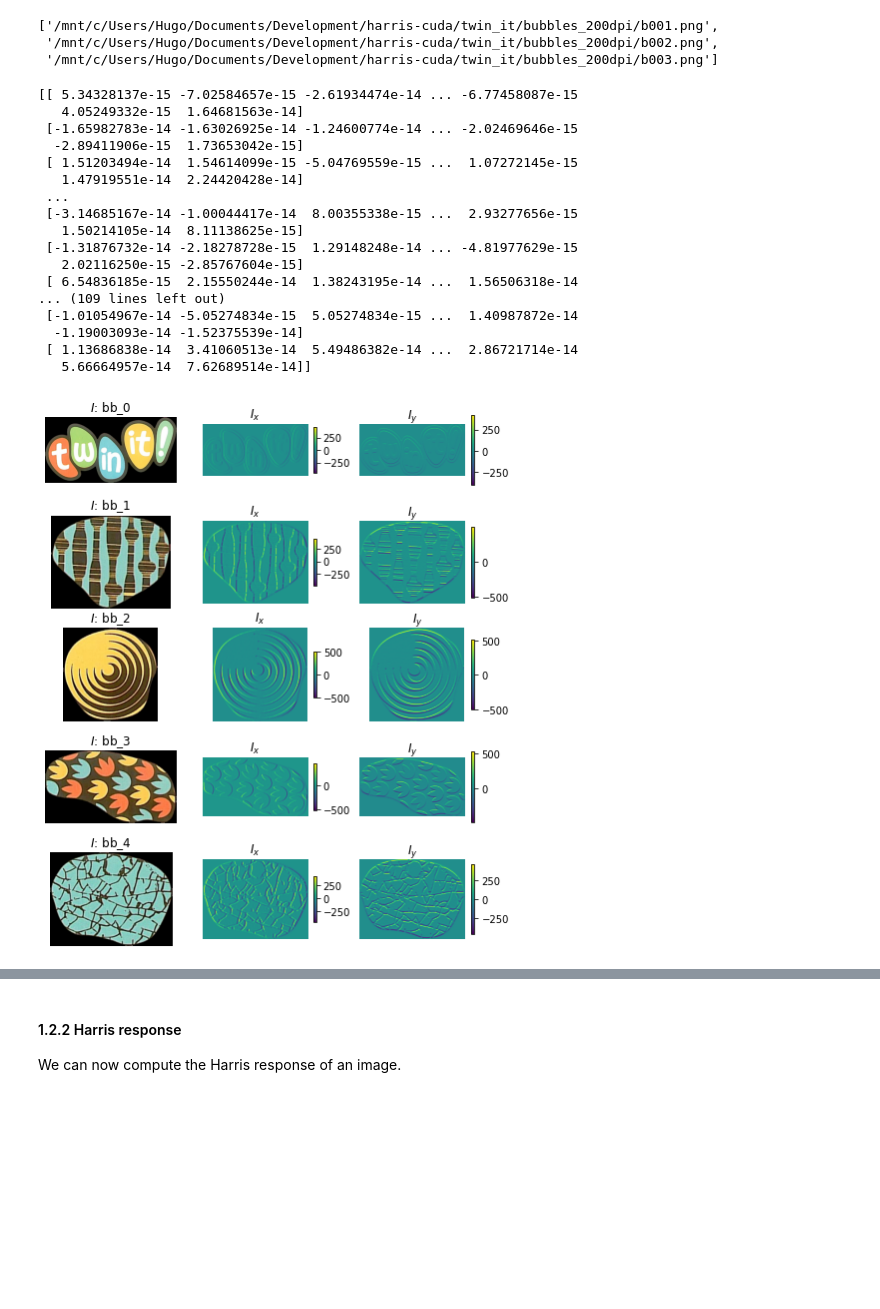
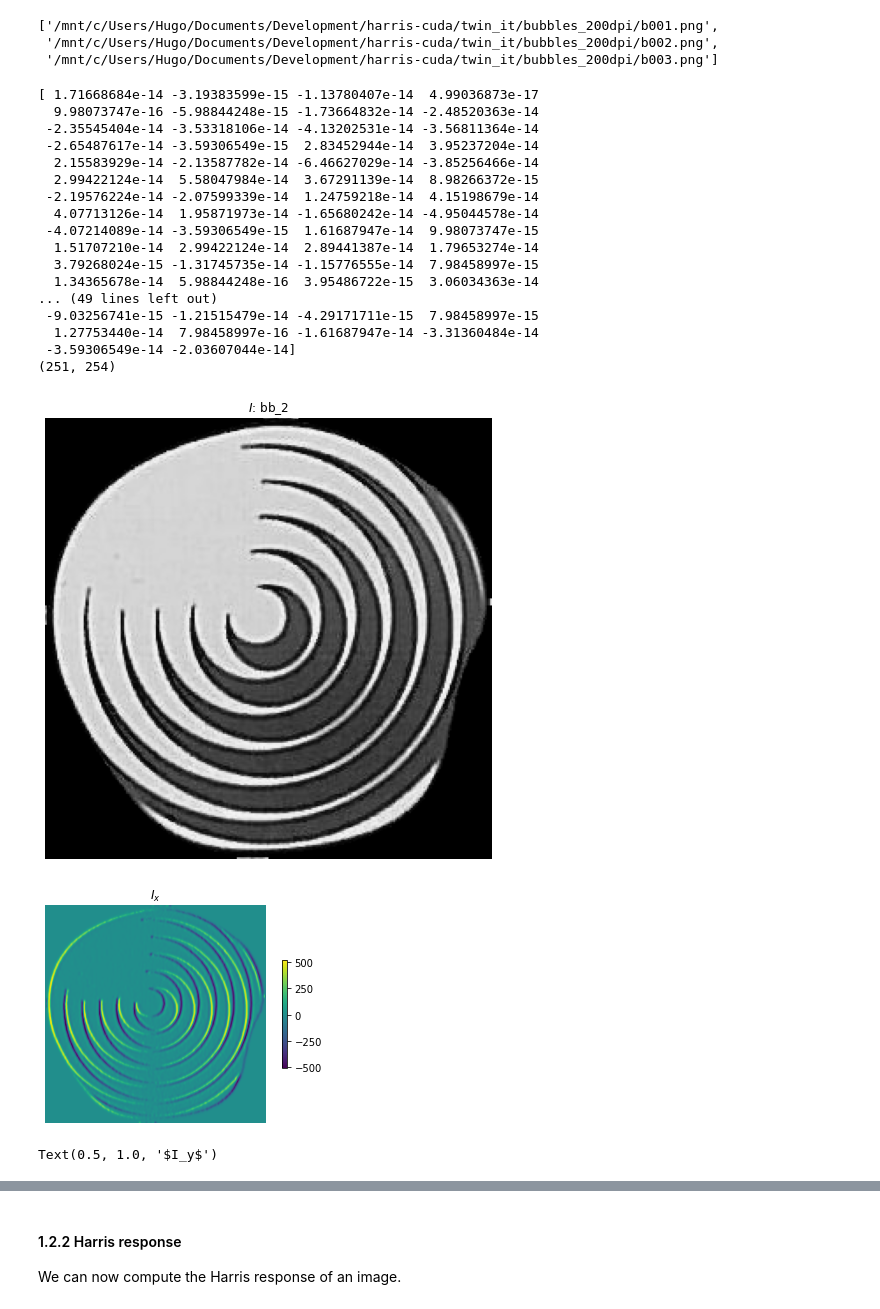
Before and after one commit to Lycoon/harris-cuda, a Jupyter notebook: solution/practice_02-01_detection-description.ipynb, the cells around one changed output, grey strips where cells are left out. Drawn from its saved outputs; the diff is of its cells as text; code cells hidden in the pictures; blank space fills up the shorter version.

```diff
--- a/solution/practice_02-01_detection-description.ipynb
+++ b/solution/practice_02-01_detection-description.ipynb
@@ -489,47 +488,52 @@ bubbles_gray = [cv2.cvtColor(bb, cv2.COLOR_BGR2GRAY) for bb in bubbles]
 # %%
 # (just run this cell)
 # Display some bubbles and their derivatives
 
 # Let us save time
 def imbgr2rgb(img):
     return cv2.cvtColor(img, cv2.COLOR_BGR2RGB)
 
-num_bb = 5
+num_bb = 1 # default: 5
 plt.figure(figsize=(8,10))
-for bb_id in range(num_bb):
-    bb = bubbles[bb_id]
-    bb_gray = bubbles_gray[bb_id]
-    bb_x, bb_y = gauss_derivatives(bb_gray, 3)
-    plt.subplot(num_bb,3,1+3*bb_id)
-    plt.imshow(imbgr2rgb(bb))
-    plt.axis("off")
-    plt.title("$I$: bb_%d" % bb_id)
-    plt.subplot(num_bb,3,2+3*bb_id)
-    plt.imshow(bb_x)
-    plt.colorbar(shrink=0.5)
-    plt.axis("off")
-    plt.title("$I_x$")
-    plt.subplot(num_bb,3,3+3*bb_id)
-    plt.imshow(bb_y)
-    plt.colorbar(shrink=0.75)
-    plt.axis("off")
-    plt.title("$I_y$")
+
+bb_id = 2
+bb = bubbles[bb_id]
+
+bb_gray = bubbles_gray[bb_id]
+bb_x, bb_y = gauss_derivatives(bb_gray, 3)
+print(bb_x[2])
+print(bb_x.shape)
+plt.imshow(imbgr2rgb(bb_gray))
+plt.axis("off")
+plt.title("$I$: bb_%d" % bb_id)
+plt.show()
+plt.imshow(bb_x)
+plt.colorbar(shrink=0.5)
+plt.axis("off")
+plt.title("$I_x$")
+plt.show()
+plt.imshow(bb_y)
+plt.colorbar(shrink=0.75)
+plt.axis("off")
+plt.title("$I_y$")
 # %% [output]
-[[ 5.34328137e-15 -7.02584657e-15 -2.61934474e-14 ... -6.77458087e-15
-   4.05249332e-15  1.64681563e-14]
- [-1.65982783e-14 -1.63026925e-14 -1.24600774e-14 ... -2.02469646e-15
-  -2.89411906e-15  1.73653042e-15]
- [ 1.51203494e-14  1.54614099e-15 -5.04769559e-15 ...  1.07272145e-15
-   1.47919551e-14  2.24420428e-14]
- ...
- [-3.14685167e-14 -1.00044417e-14  8.00355338e-15 ...  2.93277656e-15
-   1.50214105e-14  8.11138625e-15]
- [-1.31876732e-14 -2.18278728e-15  1.29148248e-14 ... -4.81977629e-15
-   2.02116250e-15 -2.85767604e-15]
- [ 6.54836185e-15  2.15550244e-14  1.38243195e-14 ...  1.56506318e-14
-... (109 lines left out)
- [-1.01054967e-14 -5.05274834e-15  5.05274834e-15 ...  1.40987872e-14
-  -1.19003093e-14 -1.52375539e-14]
- [ 1.13686838e-14  3.41060513e-14  5.49486382e-14 ...  2.86721714e-14
-   5.66664957e-14  7.62689514e-14]]
+[ 1.71668684e-14 -3.19383599e-15 -1.13780407e-14  4.99036873e-17
+  9.98073747e-16 -5.98844248e-15 -1.73664832e-14 -2.48520363e-14
+ -2.35545404e-14 -3.53318106e-14 -4.13202531e-14 -3.56811364e-14
+ -2.65487617e-14 -3.59306549e-15  2.83452944e-14  3.95237204e-14
+  2.15583929e-14 -2.13587782e-14 -6.46627029e-14 -3.85256466e-14
+  2.99422124e-14  5.58047984e-14  3.67291139e-14  8.98266372e-15
+ -2.19576224e-14 -2.07599339e-14  1.24759218e-14  4.15198679e-14
+  4.07713126e-14  1.95871973e-14 -1.65680242e-14 -4.95044578e-14
+ -4.07214089e-14 -3.59306549e-15  1.61687947e-14  9.98073747e-15
+  1.51707210e-14  2.99422124e-14  2.89441387e-14  1.79653274e-14
+  3.79268024e-15 -1.31745735e-14 -1.15776555e-14  7.98458997e-15
+  1.34365678e-14  5.98844248e-16  3.95486722e-15  3.06034363e-14
+... (49 lines left out)
+ -9.03256741e-15 -1.21515479e-14 -4.29171711e-15  7.98458997e-15
+  1.27753440e-14  7.98458997e-16 -1.61687947e-14 -3.31360484e-14
+ -3.59306549e-14 -2.03607044e-14]
+(251, 254)
-[figure, old version]
+[figure, new version]
+[figure, added]
+Text(0.5, 1.0, '$I_y$')
```
Also changed, not shown: parts of 2 cells of this notebook, 6 other files.
